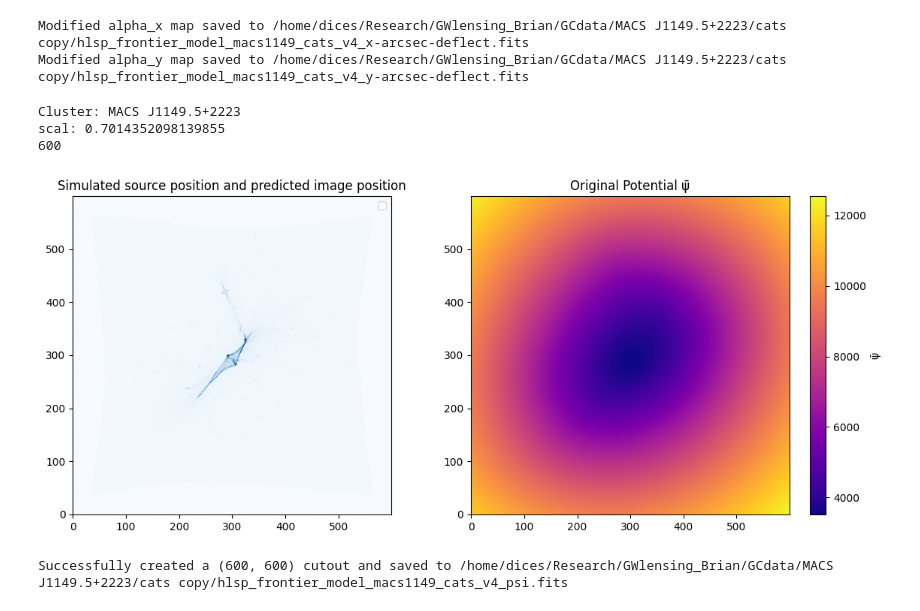
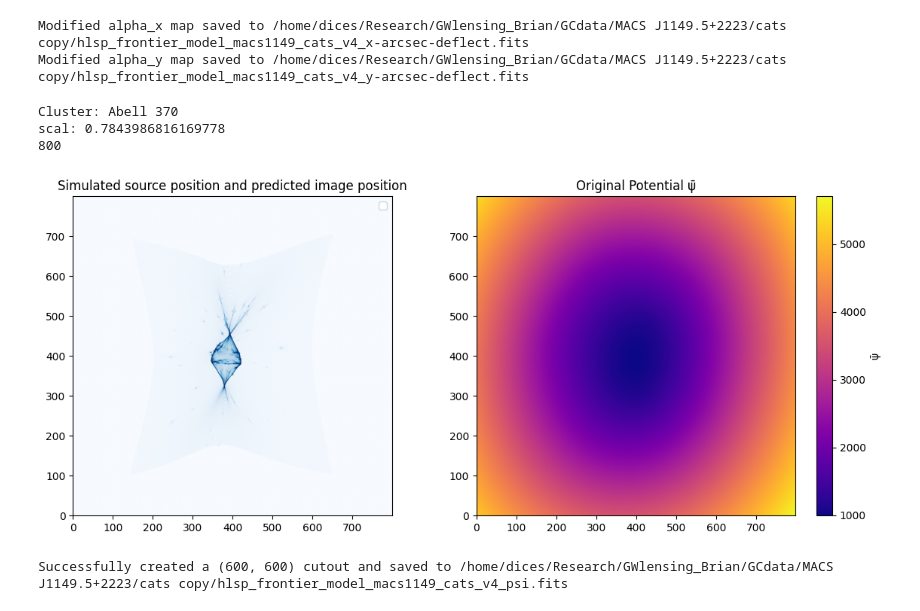
Before and after one commit to diceandcats/GWlensing_Brian, a Jupyter notebook: fixingmaps.ipynb, the cells around one changed output. Cells and saved outputs as stored; diff of their text form; code cells hidden in the pictures.

```diff
--- a/fixingmaps.ipynb
+++ b/fixingmaps.ipynb
@@ -199,13 +199,13 @@ for i in scenarios:
 
 # look at the lens map of cluster with index i
 
-index = 5
+index = 0
 Name = full_cluster_names[scenarios[str(index+1)]]
 name = scenarios[str(index+1)]
 print(f"Cluster: {Name}")
 
 cosmology = FlatLambdaCDM(H0=70, Om0=0.3)
-z_l = 0.543
+z_l = 0.375
 z_s = 3.493726569972465
 D_LS = cosmology.angular_diameter_distance_z1z2(z_l, z_s)
 D_S = cosmology.angular_diameter_distance(z_s)
@@ -216,40 +216,40 @@ print(f"scal: {scal}")
 size = len(datax_list[index])
 print(size)
 array_test = np.zeros((size,size))
-pixscale = 0.5
+pixscale = 0.2
 datay = datay_list[index]/pixscale
 datax = datax_list[index]/pixscale
 # scal factor for real deflection map
 datay *= scal
 datax *= scal
 for i in range(0,size):
     for j in range(0,size):
         ycoord = i-datay[i,j]
         xcoord = j-datax[i,j]
         ydec = ycoord%1
         xdec = xcoord%1
         xfloor = floor(xcoord)
         yfloor = floor(ycoord)
         array_test[yfloor,xfloor] += 1
 
 fig, ax = plt.subplots(1,2, figsize=(12, 5))
 ax[0].imshow(array_test, cmap='Blues', vmax = 50, origin = 'lower')
 # ax[0].set_xlim(200,800)
 # ax[0].set_ylim(200,800)
 # ax[0].scatter(500,520, c = 'orange', marker='d', s=50)
 
 ax[0].set_title('Simulated source position and predicted image position')
 ax[0].legend(['Source position','Image position'])
 
 ax[1].imshow(data_psi_list[index], origin = 'lower', cmap='plasma')
 ax[1].set_title('Original Potential ψ̄')
 fig.colorbar(ax[1].imshow(data_psi_list[index], origin = 'lower', cmap='plasma'), ax=ax[1], label="ψ̄")
 plt.tight_layout()
 # %% [output]
-Cluster: MACS J1149.5+2223
-scal: 0.7014352098139855
-600
+Cluster: Abell 370
+scal: 0.7843986816169778
+800
-[figure, old version]
+[figure, new version]
 # %%
 # cut the cluster map to a smaller size for faster computation
 
```
Also changed, not shown: 1 other file.
